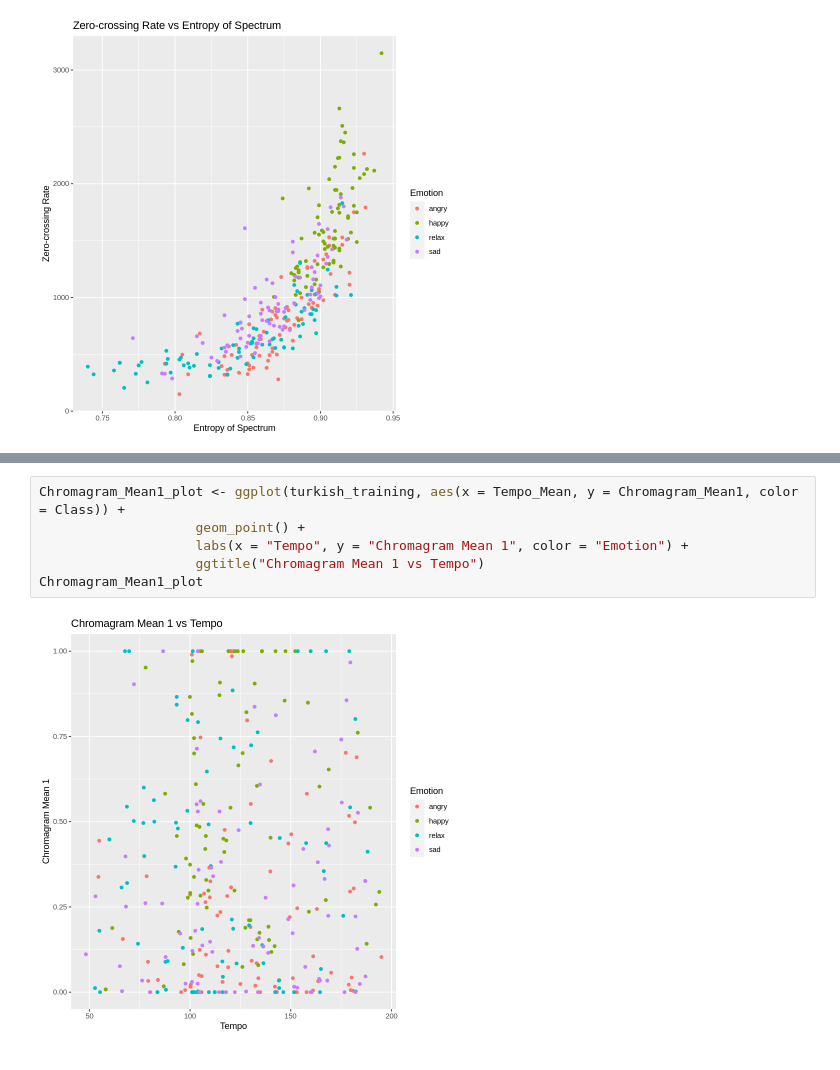
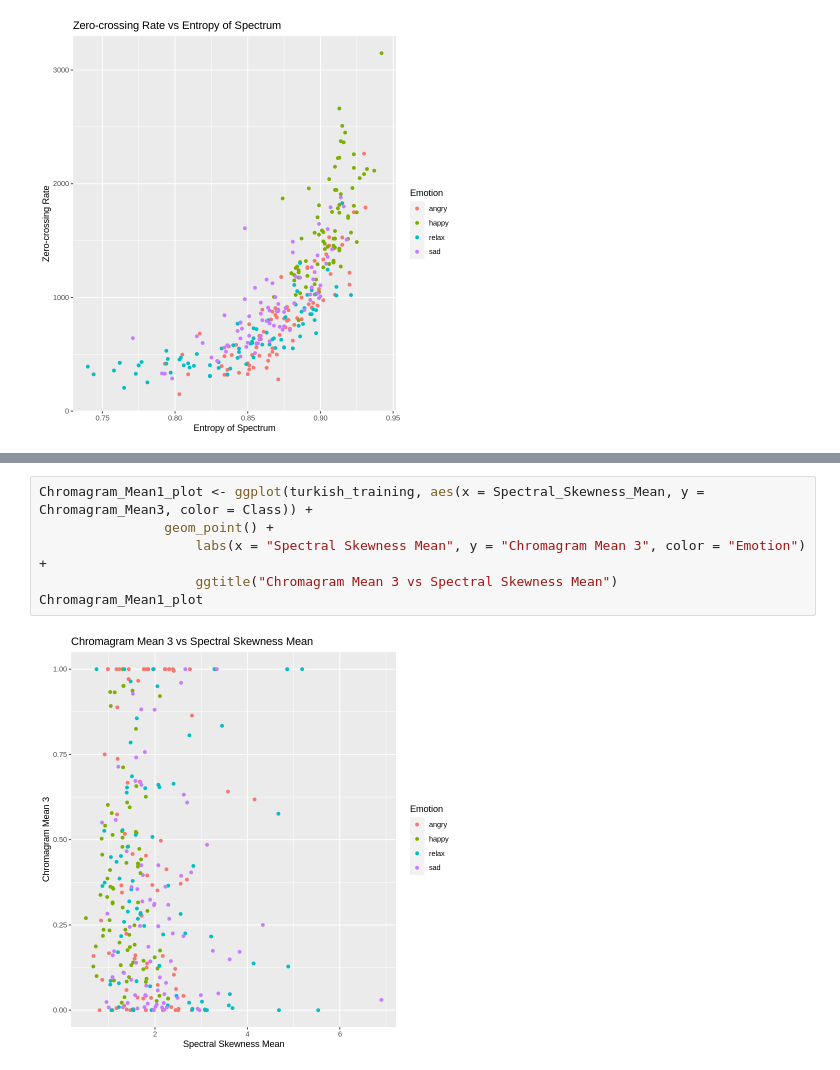
Before and after one commit to sonatuna/DSCI100-project, a Jupyter notebook: project_proposal.ipynb, the cells around one changed output, grey strips where cells are left out. Saved outputs shown, nothing was run; the diff lists cells and outputs as text.

```diff
--- a/project_proposal.ipynb
+++ b/project_proposal.ipynb
@@ -127,8 +127,8 @@ tempo_vs_attacktime_plot
 # %%
-Chromagram_Mean1_plot <- ggplot(turkish_training, aes(x = Tempo_Mean, y = Chromagram_Mean1, color = Class)) +
-                    geom_point() +
-                    labs(x = "Tempo", y = "Chromagram Mean 1", color = "Emotion") +
-                    ggtitle("Chromagram Mean 1 vs Tempo")
+Chromagram_Mean1_plot <- ggplot(turkish_training, aes(x = Spectral_Skewness_Mean, y = Chromagram_Mean3, color = Class)) +
+                geom_point() +
+                    labs(x = "Spectral Skewness Mean", y = "Chromagram Mean 3", color = "Emotion") +
+                    ggtitle("Chromagram Mean 3 vs Spectral Skewness Mean")
 Chromagram_Mean1_plot
 # %% [output]
-[figure, old version]
+[figure, new version]
```
Also changed, not shown: parts of 1 cell of this notebook.
